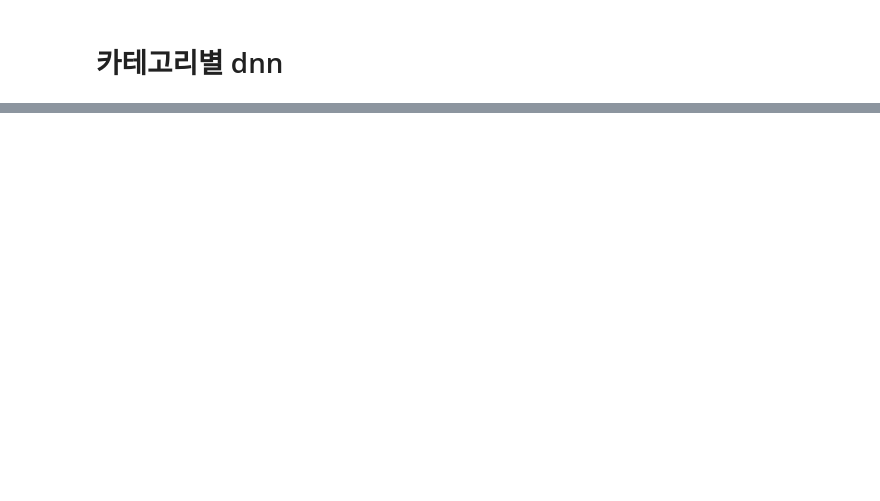
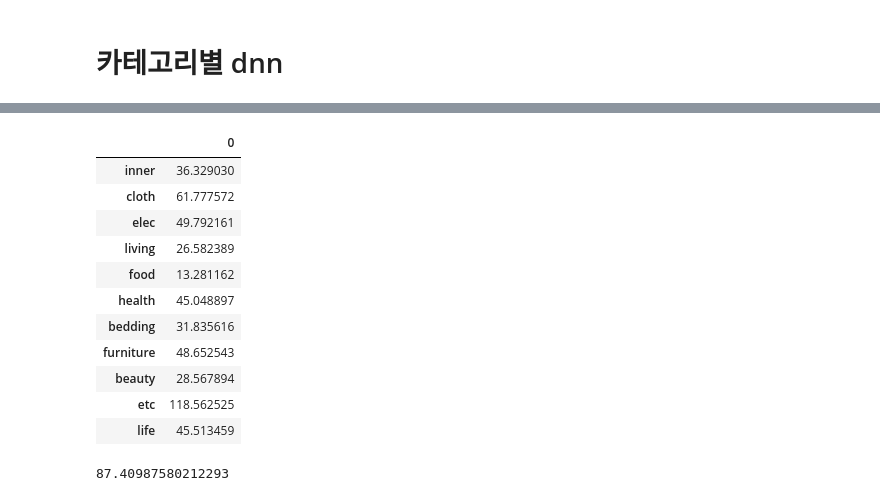
Before and after one commit to Hyerim0203/BigPyson, a Jupyter notebook: hueson/모델링통합및비교.ipynb, the cells around one changed output, grey strips where cells are left out. Saved outputs shown, nothing was run; the diff lists cells and outputs as text; code cells hidden in the pictures; blank space fills up the shorter version.

```diff
--- a/hueson/모델링통합및비교.ipynb
+++ b/hueson/모델링통합및비교.ipynb
@@ -639,9 +648,6 @@ reg_col = ['실제_서울_최고기온', '실제_서울_최저기온', '실제_
            '예보_일산_강수량', '예보_일산_일최고기온', '예보_일산_일최저기온',
            '예보_수원_강수확률', '예보_수원_강수량', '예보_수원_일최고기온',
            '예보_수원_일최저기온', 'new판매단가']
-# %%
-from sklearn.preprocessing import MinMaxScaler
-scaler = MinMaxScaler()
 # %%
 for i in category_list:
   globals()['shop_train_x_{}'.format(i)][reg_col] = scaler.fit_transform(globals()['shop_train_x_{}'.format(i)][reg_col])
@@ -651,7 +657,7 @@ from keras.models import Sequential
 from keras.layers import Dense
 from keras.optimizers import SGD
 # %%
-n_inputs = 31
+n_inputs = 30
 n_h1 = 50
 n_h2 = 50
 n_outputs = 1
@@ -659,7 +665,7 @@ n_outputs = 1
 #### optimizer = sgd
 
 m1 = Sequential()
-m1.add(Dense(n_h1, input_dim=31, kernel_initializer='normal', activation='relu'))
+m1.add(Dense(n_h1, input_dim=30, kernel_initializer='normal', activation='relu'))
 m1.add(Dense(n_h2, input_dim=n_h1, kernel_initializer='normal', activation='relu'))
 m1.add(Dense(n_outputs, input_dim=n_h2, kernel_initializer='normal'))
 # %%
@@ -719,0 +744,21 @@ DNN MAPE score of: life : 41.4950845002931
+# %%
+mape_dnn_cate = pd.DataFrame(mape_dnn_cate)
+mape_dnn_cate.rename(index = pd.Series(category_list) , inplace = True)
+mape_dnn_cate
+# %% [output]
+|  | 0 |
+| inner | 36.329030 |
+| cloth | 61.777572 |
+| elec | 49.792161 |
+| living | 26.582389 |
+| food | 13.281162 |
+| health | 45.048897 |
+| bedding | 31.835616 |
+| furniture | 48.652543 |
+| beauty | 28.567894 |
+| etc | 118.562525 |
+| life | 45.513459 |
+# %%
+pd.Series(mape_dnn_cate).mean()
+# %% [output]
+87.40987580212293
```
Also changed, not shown: parts of 42 cells of this notebook.
